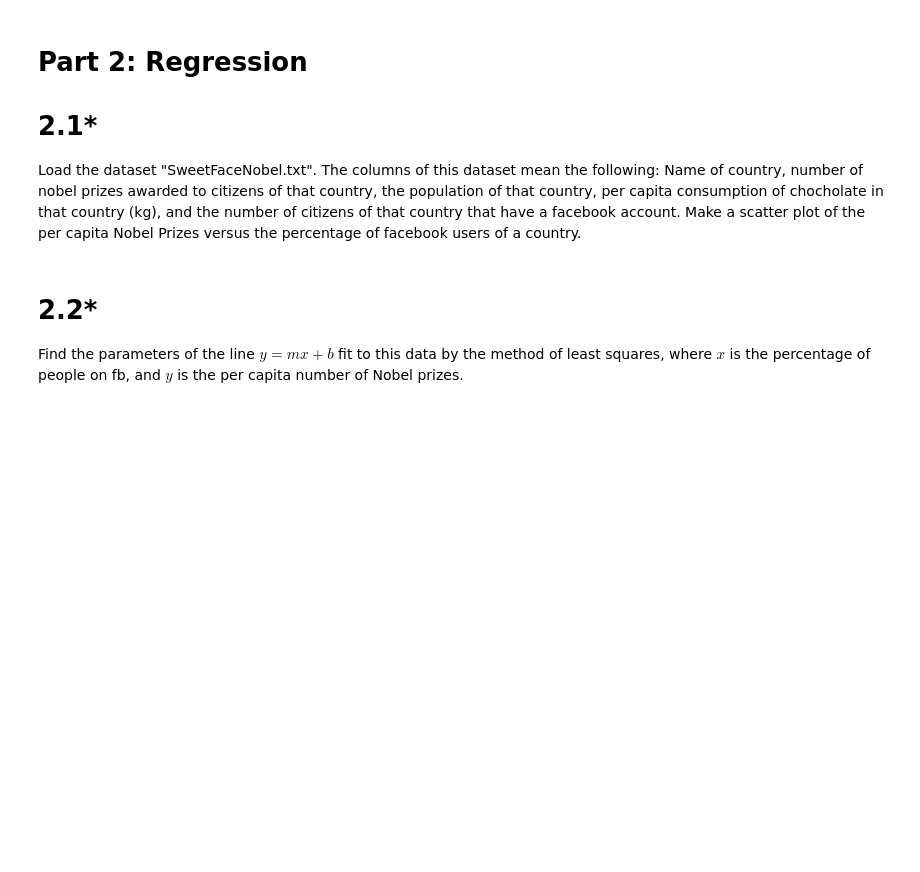
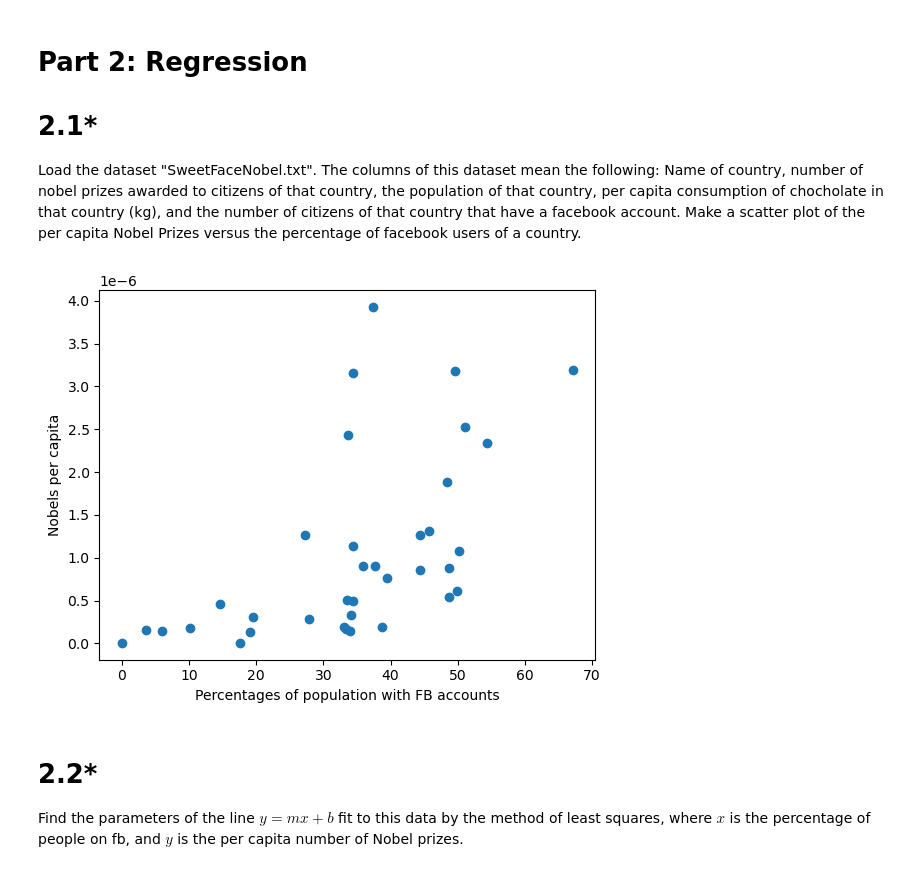
Before and after one commit to noa-bit/dm1590-labs, a Jupyter notebook: lab-3/DM1590_Lab3.ipynb, the cells around one changed output. Drawn from its saved outputs; the diff is of its cells as text; code cells hidden in the pictures; blank space fills up the shorter version.

```diff
--- a/lab-3/DM1590_Lab3.ipynb
+++ b/lab-3/DM1590_Lab3.ipynb
@@ -223,3 +238,21 @@ Load the dataset "SweetFaceNobel.txt". The columns of this dataset mean the foll
+# %%
+# add your code below
+import pandas as pd
+
+data = pd.read_csv("SweetFaceNobel.txt", sep=",")
+nobels = list(data.loc[:,"NOBEL"])
+fbs = list(data.loc[:, "FB"])
+pop = list(data.loc[:, "POP"])
+
+y_axis = np.array(np.divide(nobels, pop))
+x_axis = np.array((100*np.divide(fbs, pop)))
+
+plt.scatter(x_axis, y_axis)
+plt.ylabel("Nobels per capita")
+plt.xlabel("Percentages of population with FB accounts")
+plt.show()
+# %% [output]
+[figure, added]
 # %% [markdown]
 # 2.2*
 
```
Also changed, not shown: parts of 19 cells of this notebook.
